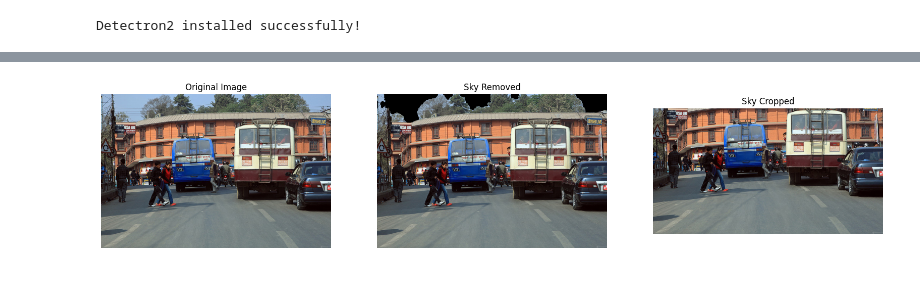
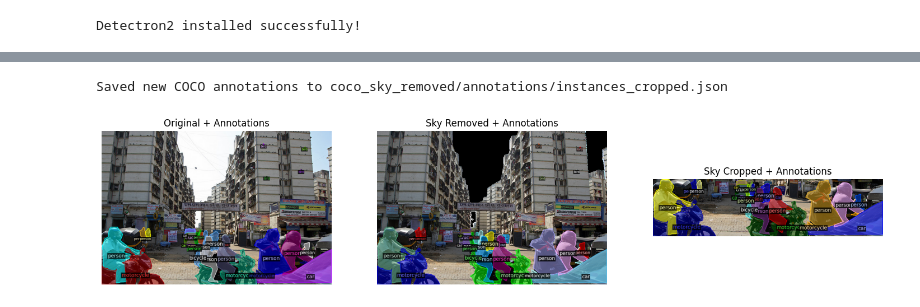
Before and after one commit to kishita1810/H2O_project, a Jupyter notebook: H2O_Project_v2.ipynb, the cells around one changed output, grey strips where cells are left out. Drawn from its saved outputs; the diff is of its cells as text; code cells hidden in the pictures; blank space fills up the shorter version.

```diff
--- a/H2O_Project_v2.ipynb
+++ b/H2O_Project_v2.ipynb
@@ -322,11 +338,13 @@ processor.process_dataset_sequential(sample_ids)
 
 # # Save new COCO annotations
 processor.save_new_coco_json()
-
-# Visualize one processed image
-processor.visualize_processed_image_with_annotations(sample_ids[22])
 # %% [output]
-[figure, removed]
+Saved new COCO annotations to coco_sky_removed/annotations/instances_cropped.json
+# %%
+# Visualize one processed image
+processor.visualize_processed_image_with_annotations(sample_ids[10])
+# %% [output]
+[figure, added]
 # %%
 processor = CocoSkyProcessor(coco, predictor, metadata)
 
```
Also changed, not shown: parts of 8 cells of this notebook.
